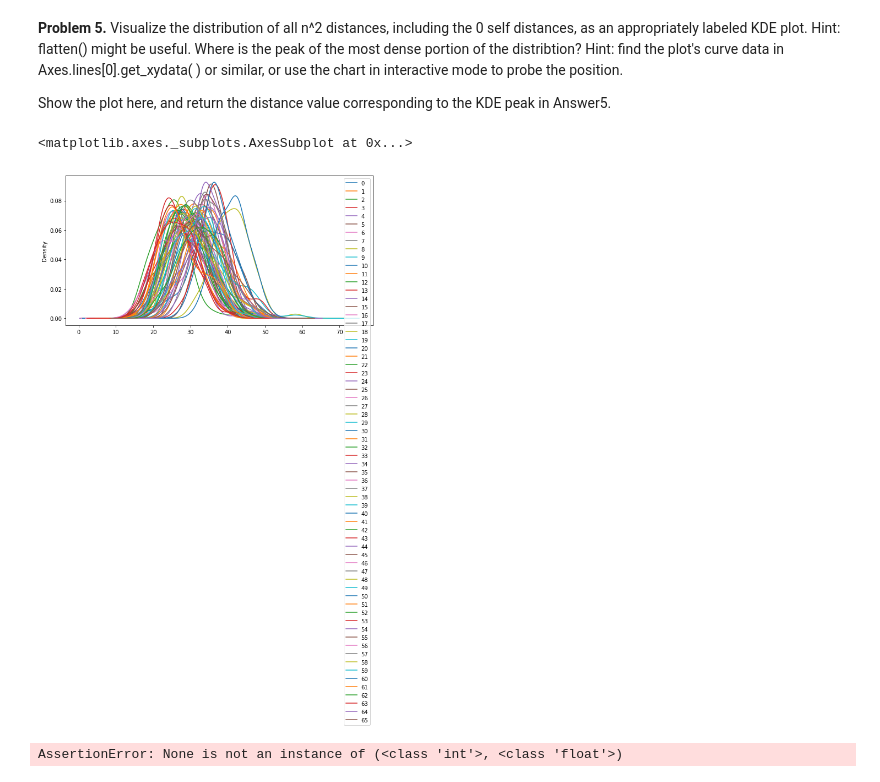
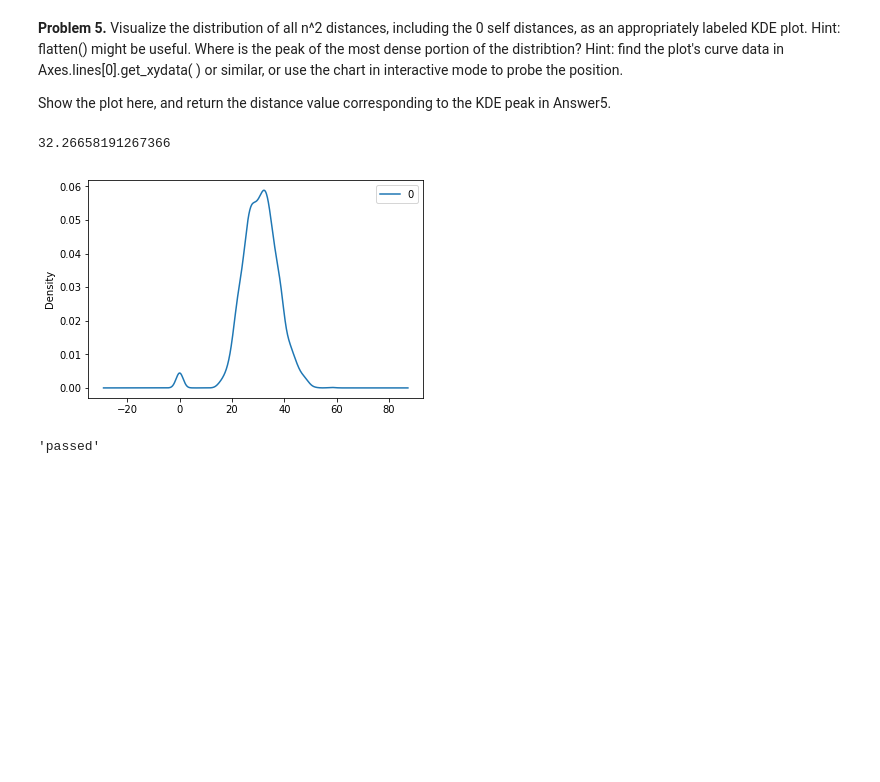
Before and after one commit to thomaslu2/dataanalytics, a Jupyter notebook: thomaslu_Homework6.ipynb, the cells around one changed output. Saved outputs shown, nothing was run; the diff lists cells and outputs as text; code cells hidden in the pictures; blank space fills up the shorter version.

```diff
--- a/thomaslu_Homework6.ipynb
+++ b/thomaslu_Homework6.ipynb
@@ -216,15 +216,22 @@ nose.tools.assert_equal(list(Answer4)[-1], 'Youssef Saleh')
 **Problem 5.** Visualize the distribution of all n^2 distances, including the 0 self distances, as an appropriately labeled KDE plot. Hint: flatten() might be useful. Where is the peak of the most dense portion of the distribtion? Hint: find the plot's curve data in Axes.lines\[0\].get_xydata( ) or similar, or use the chart in interactive mode to probe the position.
 
 Show the plot here, and return the distance value corresponding to the KDE peak in Answer5.
-# %%
-# Problem 5
-# YOUR CODE HERE
-#raise NotImplementedError()
-#Answer5
-tempvar.plot.kde(figsize=(10,5))
-# %% [output]
-<matplotlib.axes._subplots.AxesSubplot at 0x...>
-[figure, removed]
+# %%
+# Problem 5
+# YOUR CODE HERE
+#raise NotImplementedError()
+#Answer5
+matrix5 = matrix.copy()
+numpy.nan_to_num(matrix5, copy = False)
+p = pandas.DataFrame(matrix5.values.flatten())
+plt = p.plot.kde()
+df = pandas.DataFrame(plt.axes.lines[0].get_xydata())
+
+Answer5 = (df.loc[df.idxmax()[1]][0])
+Answer5
+# %% [output]
+32.26658191267366
+[figure, added]
 # %%
 # autograder -- run me
 nose.tools.assert_is_instance(Answer5, (int, float))
@@ -233,6 +240,6 @@ nose.tools.assert_less_equal(Answer5, 50)
 'passed'
 # autograder hidden tests
 # %% [output]
-AssertionError: None is not an instance of (<class 'int'>, <class 'float'>)
+'passed'
 # %%
 # scratch space
```
Also changed, not shown: parts of 1 cell of this notebook, 4 other files.
